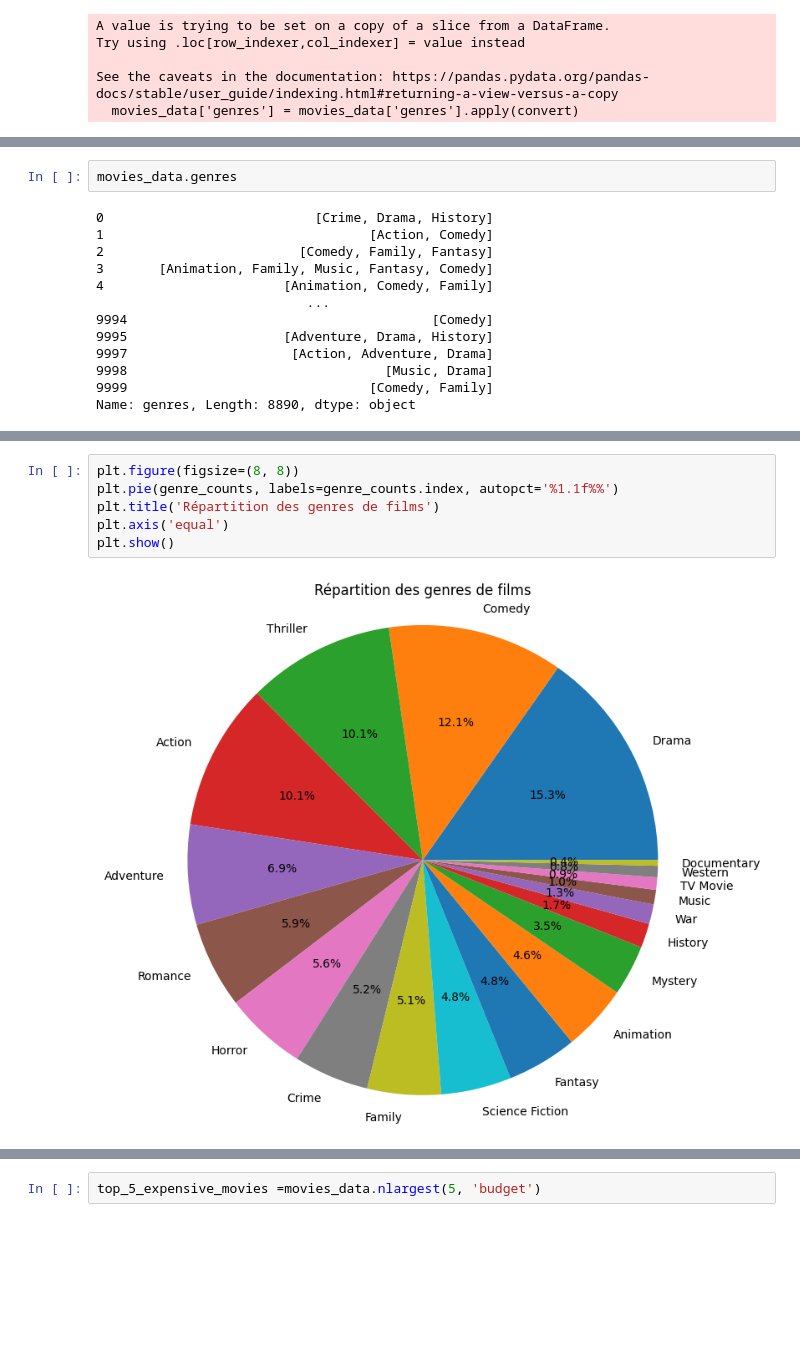
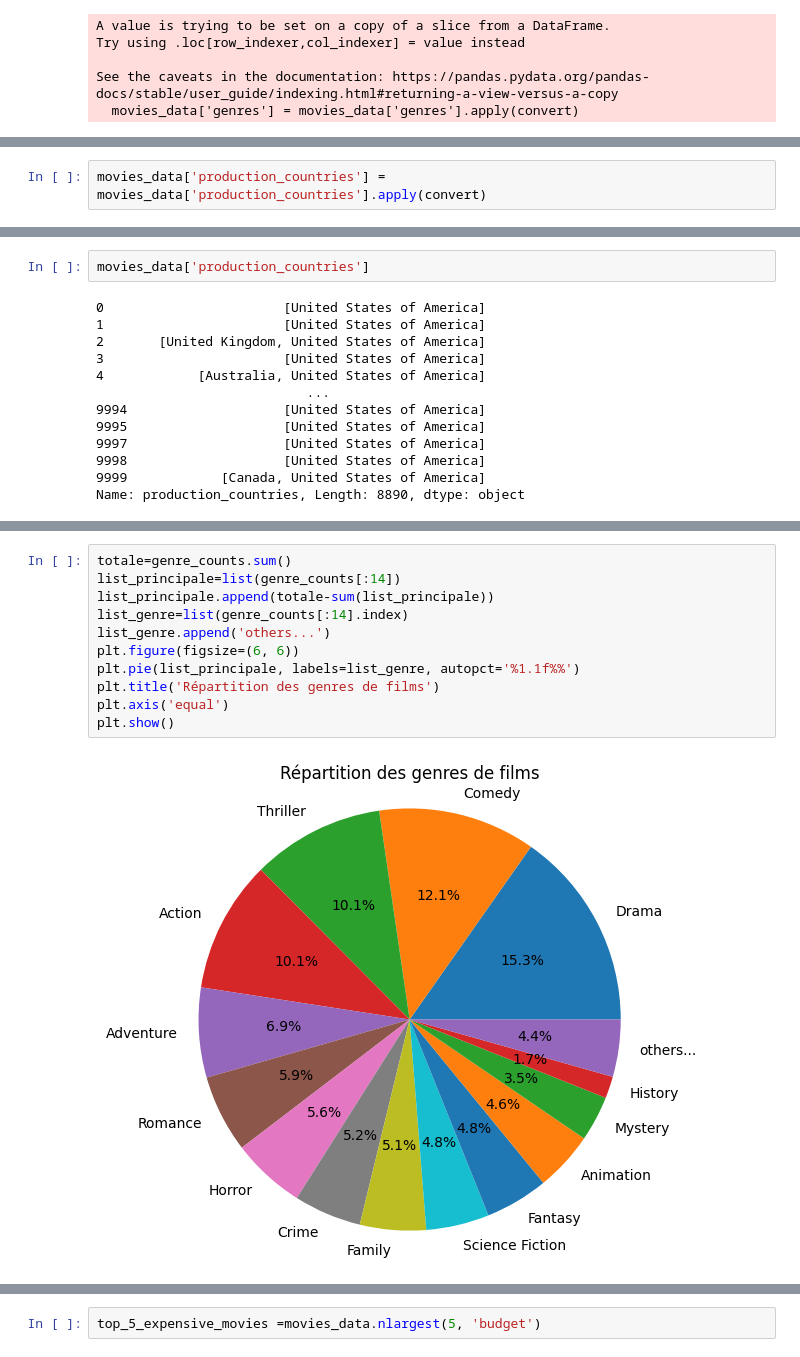
Before and after one commit to yassprogramme/Python_ENSAE_2A_app, a Jupyter notebook: Notebook.ipynb, the cells around one changed output, grey strips where cells are left out. Cells and saved outputs as stored; diff of their text form; blank space fills up the shorter version.

```diff
--- a/Notebook.ipynb
+++ b/Notebook.ipynb
@@ -149,0 +164,2 @@ See the caveats in the documentation: https://pandas.pydata.org/pandas-docs/stab
+# %%
+movies_data['production_countries'] = movies_data['production_countries'].apply(convert)
@@ -150,18 +172,18 @@ See the caveats in the documentation: https://pandas.pydata.org/pandas-docs/stab
 # %%
-movies_data.genres
+movies_data['production_countries']
 # %% [output]
-0                           [Crime, Drama, History]
-1                                  [Action, Comedy]
-2                         [Comedy, Family, Fantasy]
-3       [Animation, Family, Music, Fantasy, Comedy]
-4                       [Animation, Comedy, Family]
+0                       [United States of America]
+1                       [United States of America]
+2       [United Kingdom, United States of America]
+3                       [United States of America]
+4            [Australia, United States of America]
                            ...
-9994                                       [Comedy]
-9995                    [Adventure, Drama, History]
-9997                     [Action, Adventure, Drama]
-9998                                 [Music, Drama]
-9999                               [Comedy, Family]
-Name: genres, Length: 8890, dtype: object
+9994                    [United States of America]
+9995                    [United States of America]
+9997                    [United States of America]
+9998                    [United States of America]
+9999            [Canada, United States of America]
+Name: production_countries, Length: 8890, dtype: object
 # %%
 genres_exploded = movies_data['genres'].explode()
 # Compter le nombre de films par genre
@@ -207,10 +229,15 @@ genres_exploded.head(20)
 5    Science Fiction
 Name: genres, dtype: object
 # %%
-plt.figure(figsize=(8, 8))
-plt.pie(genre_counts, labels=genre_counts.index, autopct='%1.1f%%')
+totale=genre_counts.sum()
+list_principale=list(genre_counts[:14])
+list_principale.append(totale-sum(list_principale))
+list_genre=list(genre_counts[:14].index)
+list_genre.append('others...')
+plt.figure(figsize=(6, 6))
+plt.pie(list_principale, labels=list_genre, autopct='%1.1f%%')
 plt.title('Répartition des genres de films')
 plt.axis('equal')
 plt.show()
 # %% [output]
-[figure, old version]
+[figure, new version]
```
Also changed, not shown: parts of 12 cells of this notebook.
